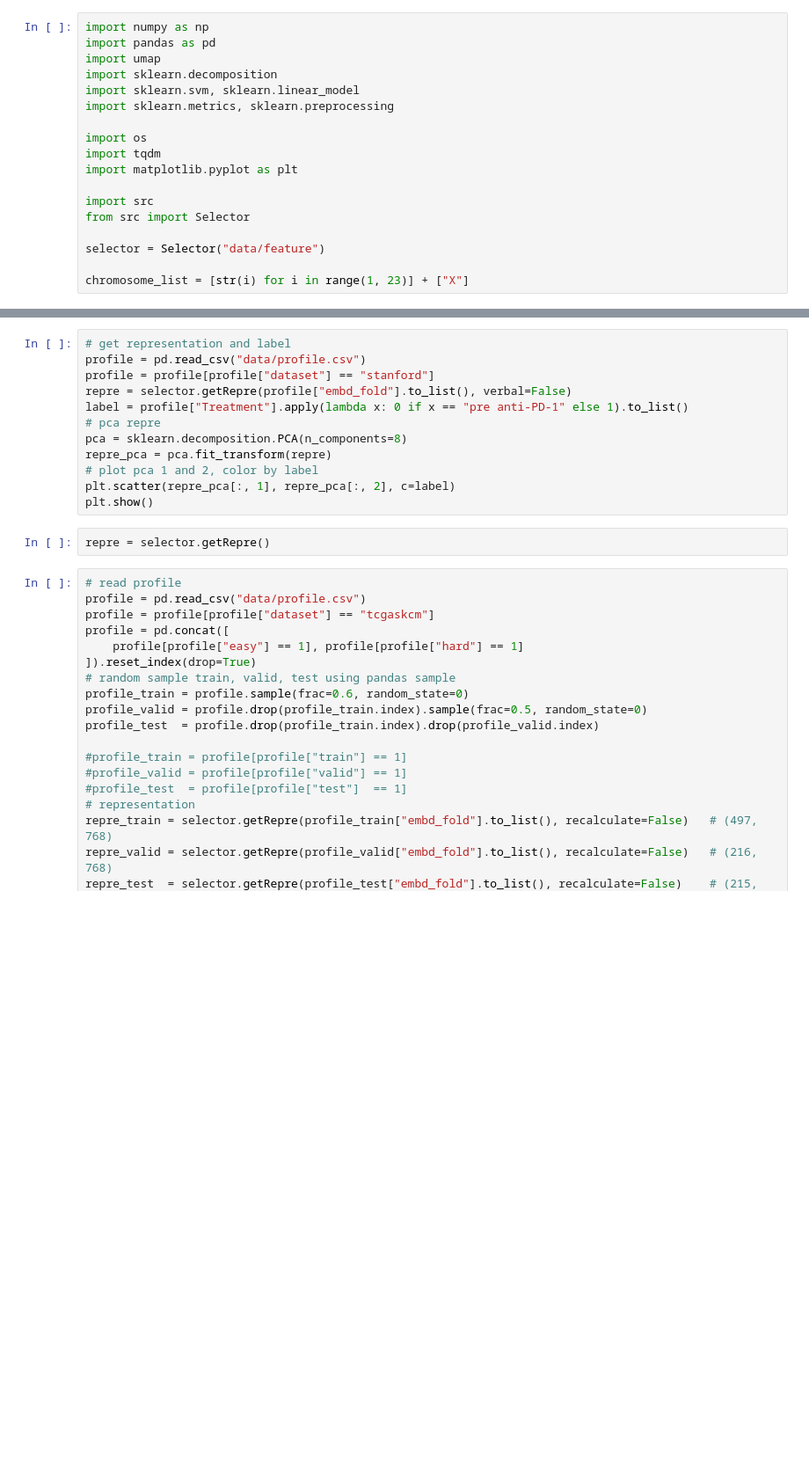
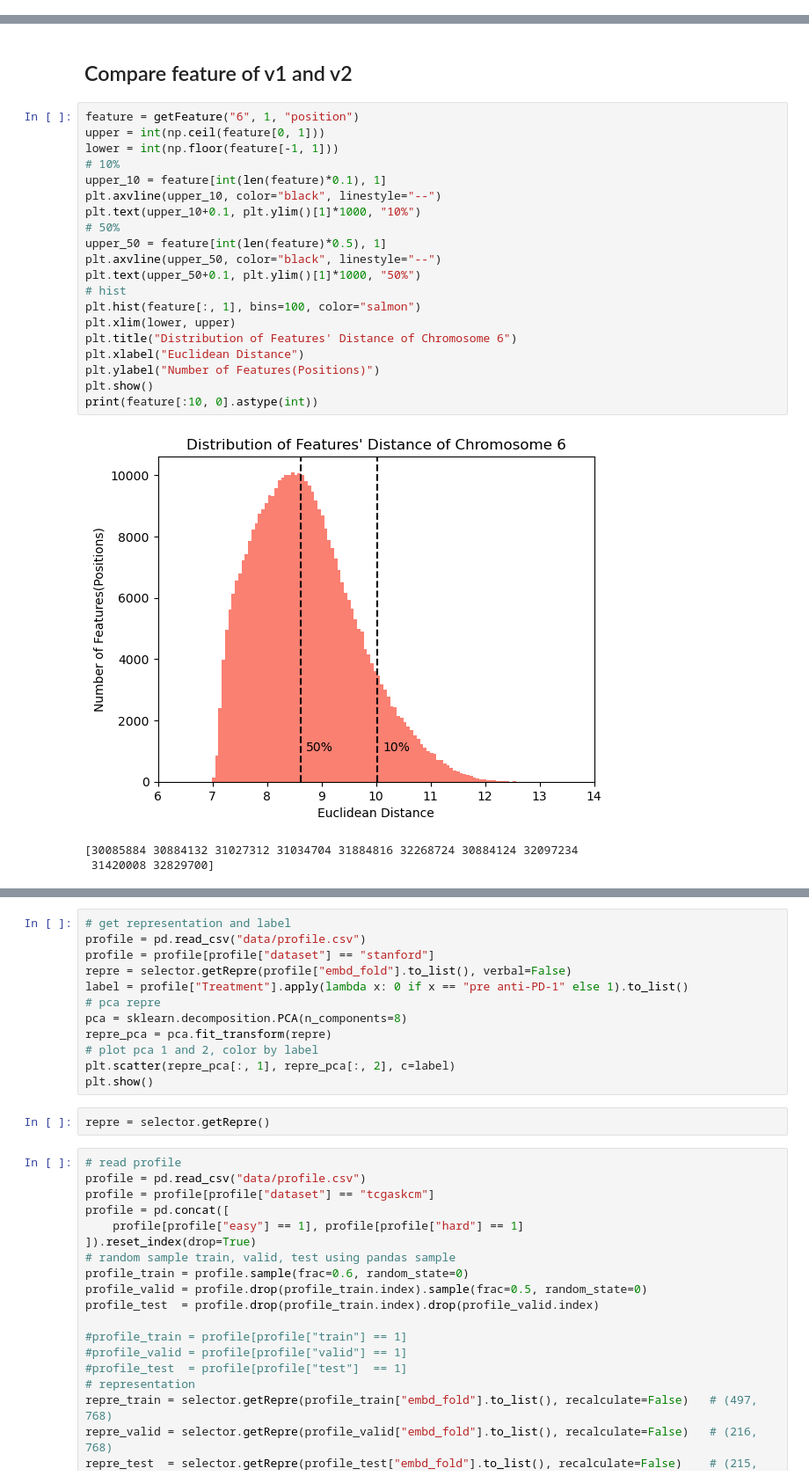
Before and after one commit to tianrui-qi/SIP-DB2, a Jupyter notebook: main.ipynb, the cells around one changed output, grey strips where cells are left out. Shown: that part at 88% size. Saved outputs shown, nothing was run; the diff lists cells and outputs as text; blank space fills up the shorter version.

```diff
--- a/main.ipynb
+++ b/main.ipynb
@@ -1,18 +0,0 @@
-# %%
-import numpy as np
-import pandas as pd
-import umap
-import sklearn.decomposition
-import sklearn.svm, sklearn.linear_model
-import sklearn.metrics, sklearn.preprocessing
-
-import os
-import tqdm
-import matplotlib.pyplot as plt
-
-import src
-from src import Selector
-
-selector = Selector("data/feature")
-
-chromosome_list = [str(i) for i in range(1, 23)] + ["X"]
@@ -30,0 +74,26 @@ pd.DataFrame(path).to_csv("config/gdc_sample.txt", header=None, index=None)
+# %% [markdown]
+## Compare feature of v1 and v2
+# %%
+feature = getFeature("6", 1, "position")
+upper = int(np.ceil(feature[0, 1]))
+lower = int(np.floor(feature[-1, 1]))
+# 10%
+upper_10 = feature[int(len(feature)*0.1), 1]
+plt.axvline(upper_10, color="black", linestyle="--")
+plt.text(upper_10+0.1, plt.ylim()[1]*1000, "10%")
+# 50%
+upper_50 = feature[int(len(feature)*0.5), 1]
+plt.axvline(upper_50, color="black", linestyle="--")
+plt.text(upper_50+0.1, plt.ylim()[1]*1000, "50%")
+# hist
+plt.hist(feature[:, 1], bins=100, color="salmon")
+plt.xlim(lower, upper)
+plt.title("Distribution of Features' Distance of Chromosome 6")
+plt.xlabel("Euclidean Distance")
+plt.ylabel("Number of Features(Positions)")
+plt.show()
+print(feature[:10, 0].astype(int))
+# %% [output]
+[figure, added]
+[30085884 30884132 31027312 31034704 31884816 32268724 30884124 32097234
+ 31420008 32829700]
```
Also changed, not shown: parts of 13 cells of this notebook, 2 other files.
